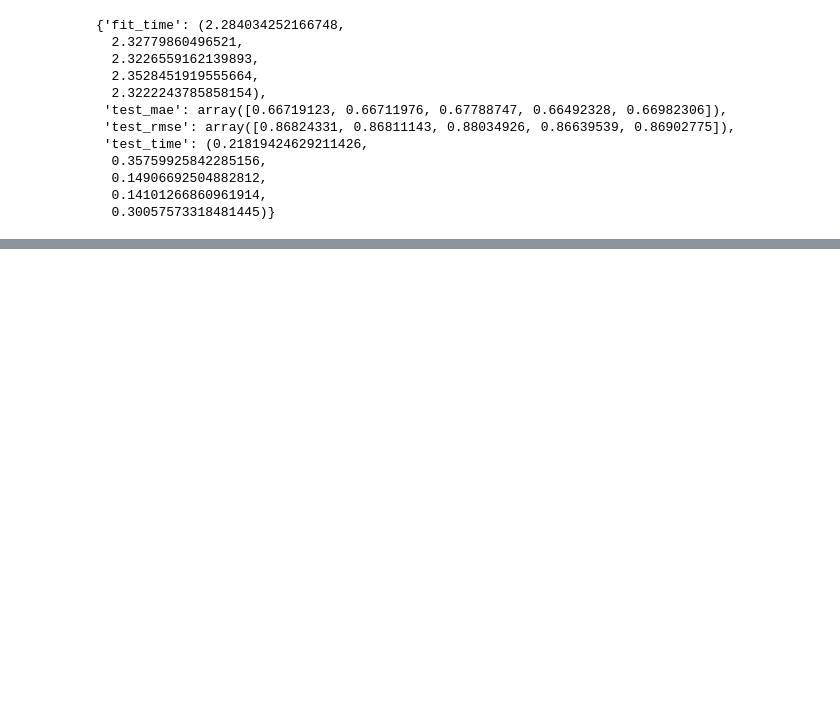
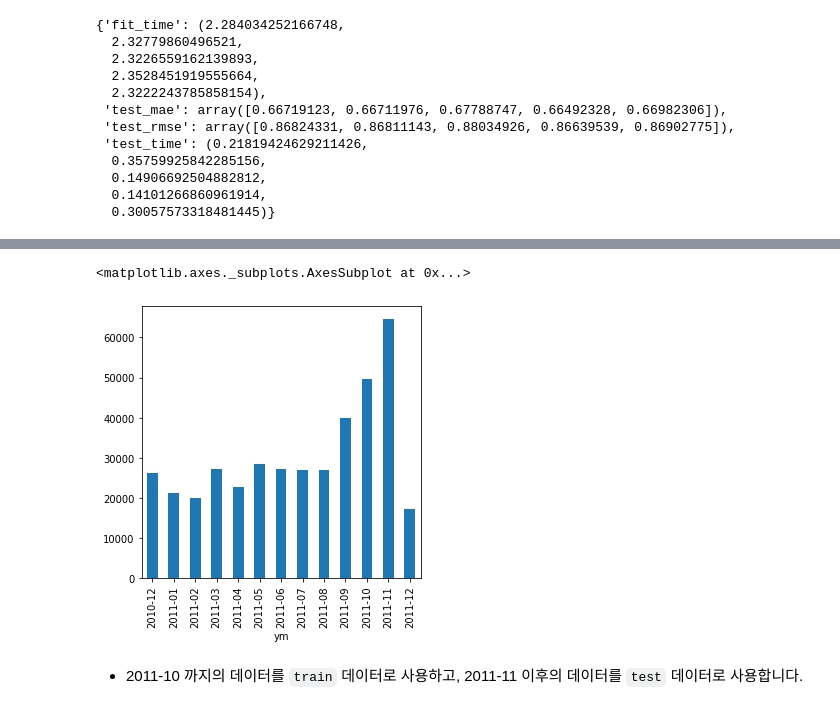
Before and after one commit to pray92/recommendation_system, a Jupyter notebook: recommendation_system_week_3rd_practice.ipynb, the cells around one changed output, grey strips where cells are left out. Saved outputs shown, nothing was run; the diff lists cells and outputs as text; code cells hidden in the pictures; blank space fills up the shorter version.

```diff
--- a/recommendation_system_week_3rd_practice.ipynb
+++ b/recommendation_system_week_3rd_practice.ipynb
@@ -1165,0 +1196,5 @@ Test time         0.22    0.36    0.15    0.14    0.30    0.23    0.08
+# %%
+# 데이터 로드
+file_path = '/content/drive/MyDrive/Colab_Notebook/learning_spoons_recommendation_system/data/online_retail/online_retail.csv'
+parse_date = lambda x : datetime.strptime(x, '%Y-%m-%d %H:%M')
+retail_df = pd.read_csv(file_path, encoding="utf-8", parse_dates = ['InvoiceDate'], date_parser = parse_date)
@@ -1165,0 +1212,2 @@ Test time         0.22    0.36    0.15    0.14    0.30    0.23    0.08
+# %%
+cleaned_retail_df = retail_df[~(retail_df['CustomerID'].isnull()) & (retail_df['Quantity'] > 0)]
@@ -1165,0 +1216,3 @@ Test time         0.22    0.36    0.15    0.14    0.30    0.23    0.08
+# %%
+cleaned_retail_df['CustomerID'] = cleaned_retail_df.CustomerID.astype(int)
+cleaned_retail_df = cleaned_retail_df[['StockCode', 'Quantity', 'CustomerID', 'InvoiceDate']]
@@ -1165,0 +1241,10 @@ Test time         0.22    0.36    0.15    0.14    0.30    0.23    0.08
+# %%
+# 연도, 월을 추출
+cleaned_retail_df['ym'] = cleaned_retail_df['InvoiceDate'].apply(lambda x: str(x)[:7])
+# %%
+cleaned_retail_df.groupby(['ym'])['StockCode'].count().plot.bar(figsize=(5,5))
+# %% [output]
+<matplotlib.axes._subplots.AxesSubplot at 0x...>
+[figure, added]
+# %% [markdown]
+- 2011-10 까지의 데이터를 `train` 데이터로 사용하고, 2011-11 이후의 데이터를 `test` 데이터로 사용합니다.
```
Also changed, not shown: parts of 66 cells of this notebook, 1 other file.
